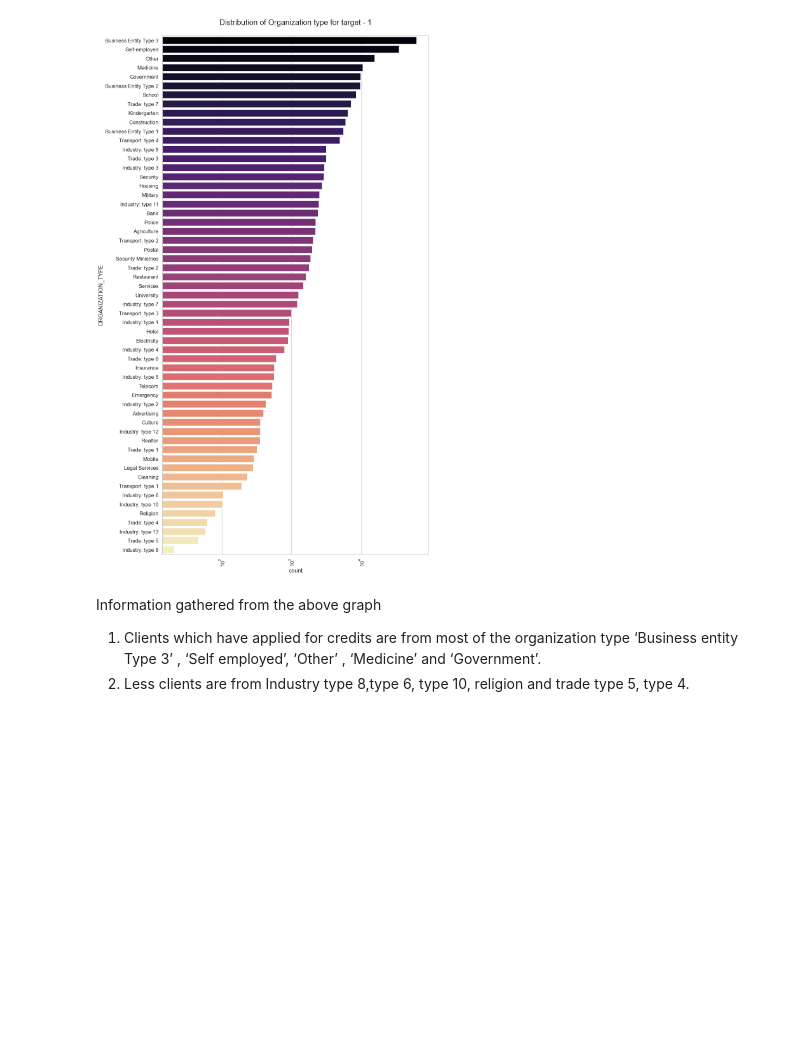
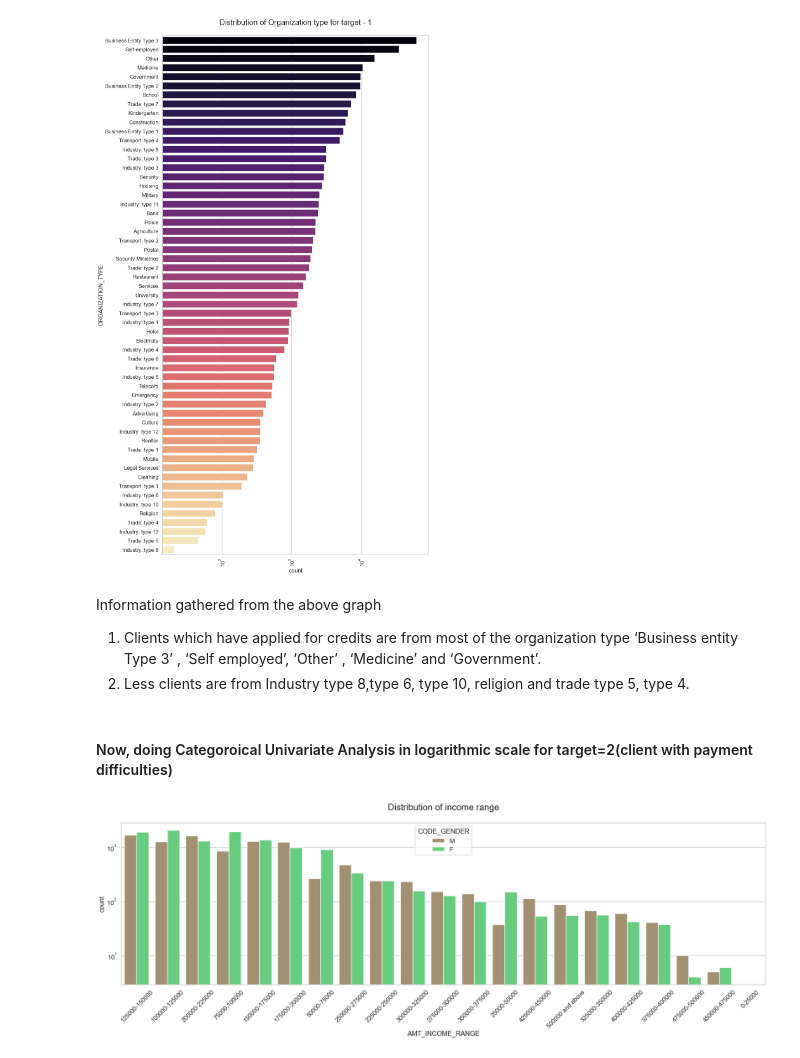
Before and after one commit to sumeet1396/Credit-EDA, a Jupyter notebook: credit-eda.ipynb, the cells around one changed output. Cells and saved outputs as stored; diff of their text form; code cells hidden in the pictures; blank space fills up the shorter version.

```diff
--- a/credit-eda.ipynb
+++ b/credit-eda.ipynb
@@ -403,3 +403,11 @@ Information gathered from the above graph
 1. Clients which have applied for credits are from most of the organization type ‘Business entity Type 3’ , ‘Self employed’,
    ‘Other’ , ‘Medicine’ and ‘Government’.
 2. Less clients are from Industry type 8,type 6, type 10, religion and  trade type 5, type 4.
+# %% [markdown]
+#### Now, doing Categoroical Univariate Analysis in logarithmic scale for target=2(client with payment difficulties)
+# %%
+# PLotting for income range
+
+funplot(target2,col='AMT_INCOME_RANGE',title='Distribution of income range',hue='CODE_GENDER')
+# %% [output]
+[figure, added]
```
Also changed, not shown: parts of 49 cells of this notebook.
